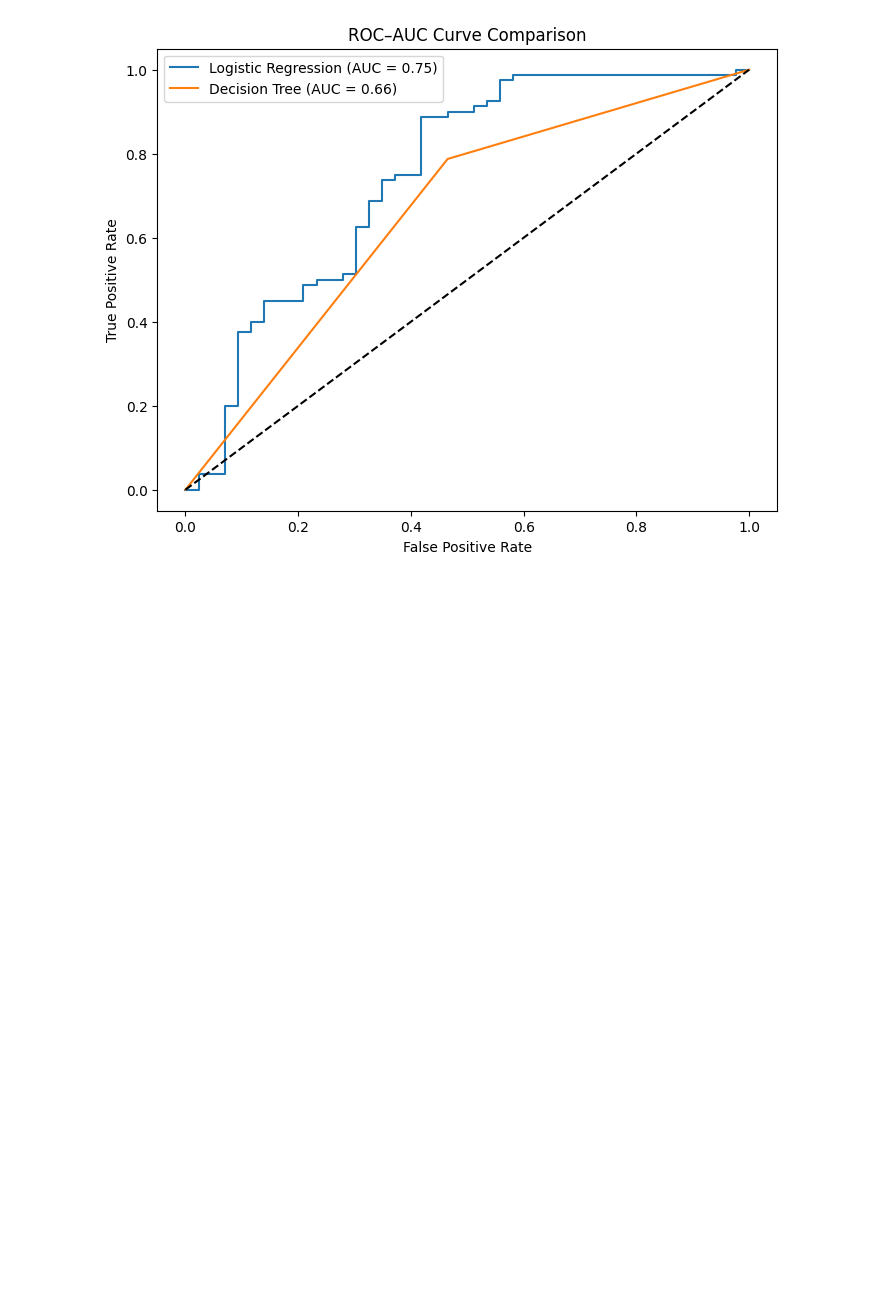
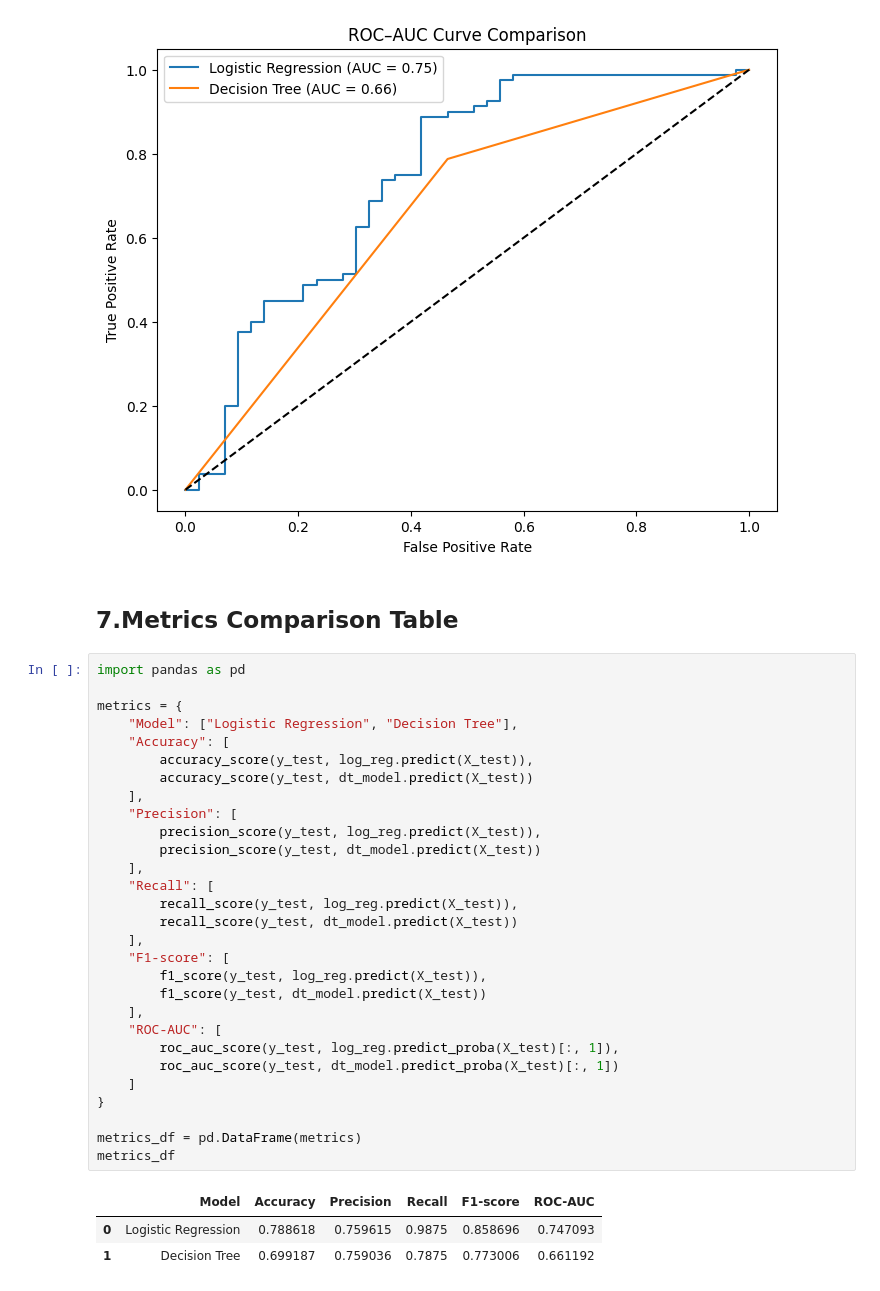
Before and after one commit to Charan7sai/Loan_Prediction, a Jupyter notebook: notebooks/05_model_evaluation.ipynb, the cells around one changed output. Cells and saved outputs as stored; diff of their text form; blank space fills up the shorter version.

```diff
--- a/notebooks/05_model_evaluation.ipynb
+++ b/notebooks/05_model_evaluation.ipynb
@@ -145,6 +195,41 @@ plt.legend()
 plt.show()
 # %% [output]
 [figure]
+# %% [markdown]
+## 7.Metrics Comparison Table
+# %%
+import pandas as pd
+
+metrics = {
+    "Model": ["Logistic Regression", "Decision Tree"],
+    "Accuracy": [
+        accuracy_score(y_test, log_reg.predict(X_test)),
+        accuracy_score(y_test, dt_model.predict(X_test))
+    ],
+    "Precision": [
+        precision_score(y_test, log_reg.predict(X_test)),
+        precision_score(y_test, dt_model.predict(X_test))
+    ],
+    "Recall": [
+        recall_score(y_test, log_reg.predict(X_test)),
+        recall_score(y_test, dt_model.predict(X_test))
+    ],
+    "F1-score": [
+        f1_score(y_test, log_reg.predict(X_test)),
+        f1_score(y_test, dt_model.predict(X_test))
+    ],
+    "ROC-AUC": [
+        roc_auc_score(y_test, log_reg.predict_proba(X_test)[:, 1]),
+        roc_auc_score(y_test, dt_model.predict_proba(X_test)[:, 1])
+    ]
+}
+
+metrics_df = pd.DataFrame(metrics)
+metrics_df
+# %% [output]
+|  | Model | Accuracy | Precision | Recall | F1-score | ROC-AUC |
+| 0 | Logistic Regression | 0.788618 | 0.759615 | 0.9875 | 0.858696 | 0.747093 |
+| 1 | Decision Tree | 0.699187 | 0.759036 | 0.7875 | 0.773006 | 0.661192 |
 # %% [markdown]
 ## Conclusion and Final Model Selection
 
```
Also changed, not shown: parts of 5 cells of this notebook, 1 other file.
